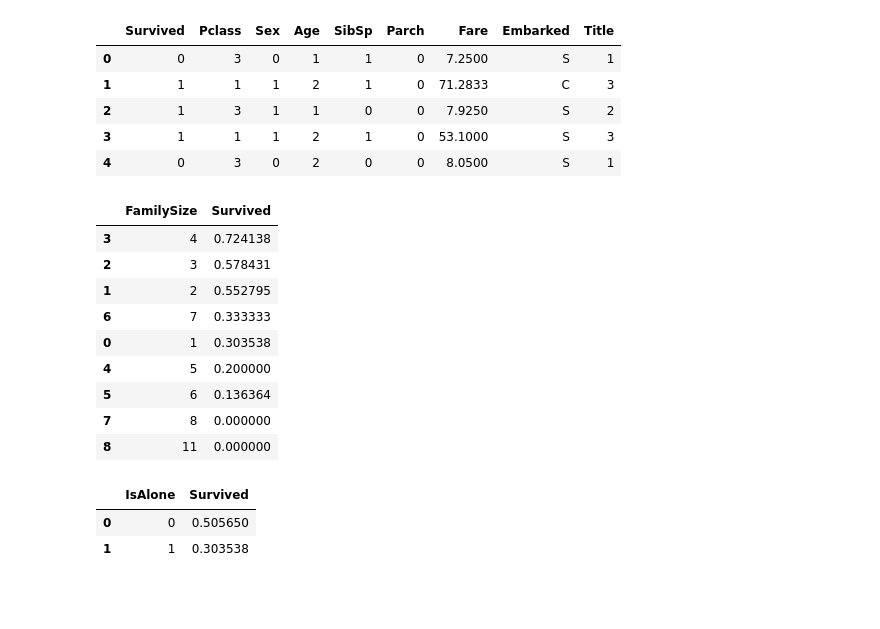
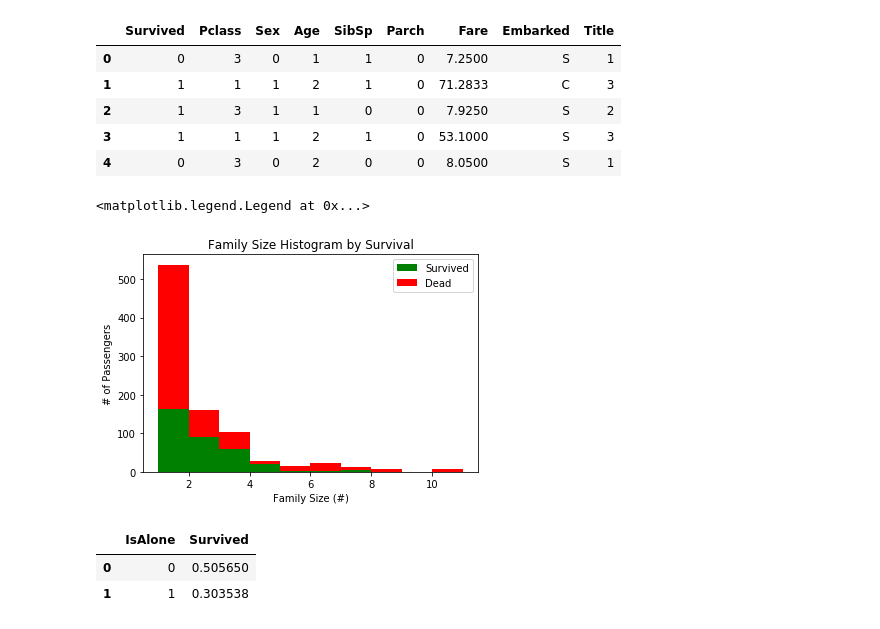
Before and after one commit to Longi94/dmt2018, a Jupyter notebook: assign1/titanic/titanic_tutorial.ipynb, the cells around one changed output. Cells and saved outputs as stored; diff of their text form; code cells hidden in the pictures; blank space fills up the shorter version.

Commit message:
isalone instead of familygroups

```diff
--- a/assign1/titanic/titanic_tutorial.ipynb
+++ b/assign1/titanic/titanic_tutorial.ipynb
@@ -319,20 +319,20 @@ train_df.head()
 # %%
 # create FamilySize feature from sibsp and parch
 for dataset in combine:
     dataset['FamilySize'] = dataset['SibSp'] + dataset['Parch'] + 1
 
 train_df[['FamilySize', 'Survived']].groupby(['FamilySize'], as_index=False).mean().sort_values(by='Survived', ascending=False)
+
+
+plt.hist(x = [train_df[train_df['Survived']==1]['FamilySize'], train_df[train_df['Survived']==0]['FamilySize']],
+         stacked=True, color = ['g','r'],label = ['Survived','Dead'])
+plt.title('Family Size Histogram by Survival')
+plt.xlabel('Family Size (#)')
+plt.ylabel('# of Passengers')
+plt.legend()
 # %% [output]
-|  | FamilySize | Survived |
-| 3 | 4 | 0.724138 |
-| 2 | 3 | 0.578431 |
-| 1 | 2 | 0.552795 |
-| 6 | 7 | 0.333333 |
-| 0 | 1 | 0.303538 |
-| 4 | 5 | 0.200000 |
-| 5 | 6 | 0.136364 |
-| 7 | 8 | 0.000000 |
-| 8 | 11 | 0.000000 |
+<matplotlib.legend.Legend at 0x...>
+[figure, added]
 # %%
 # create is alone feature
 for dataset in combine:
```
Also changed, not shown: 1 other file.
